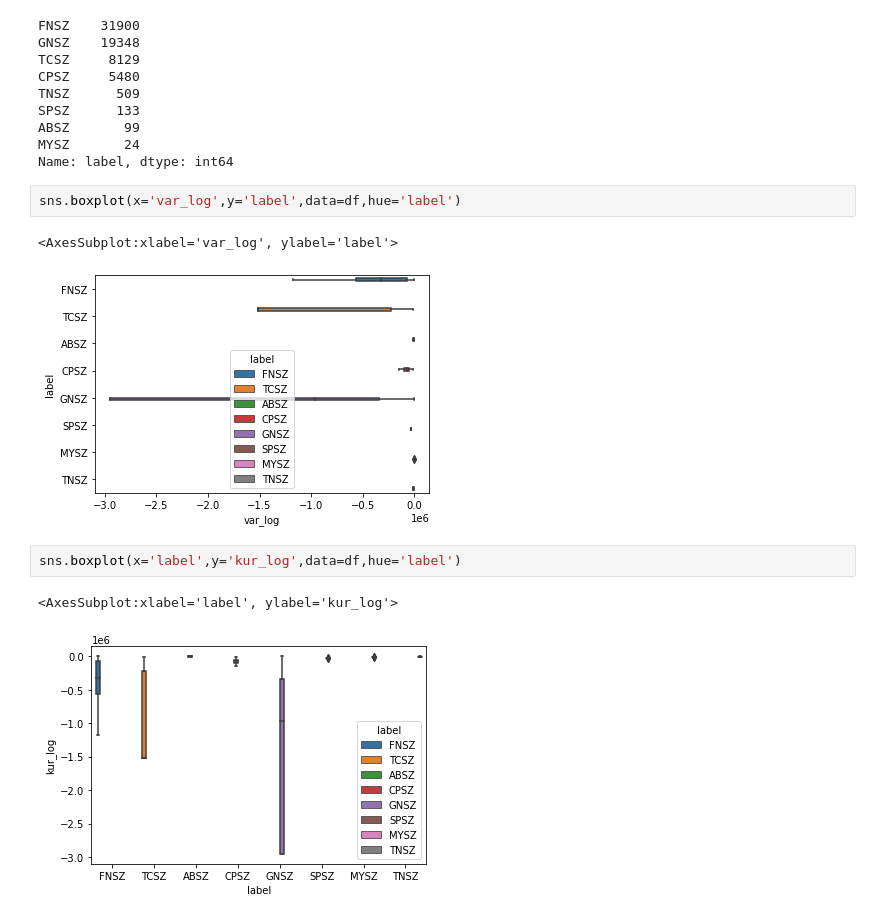
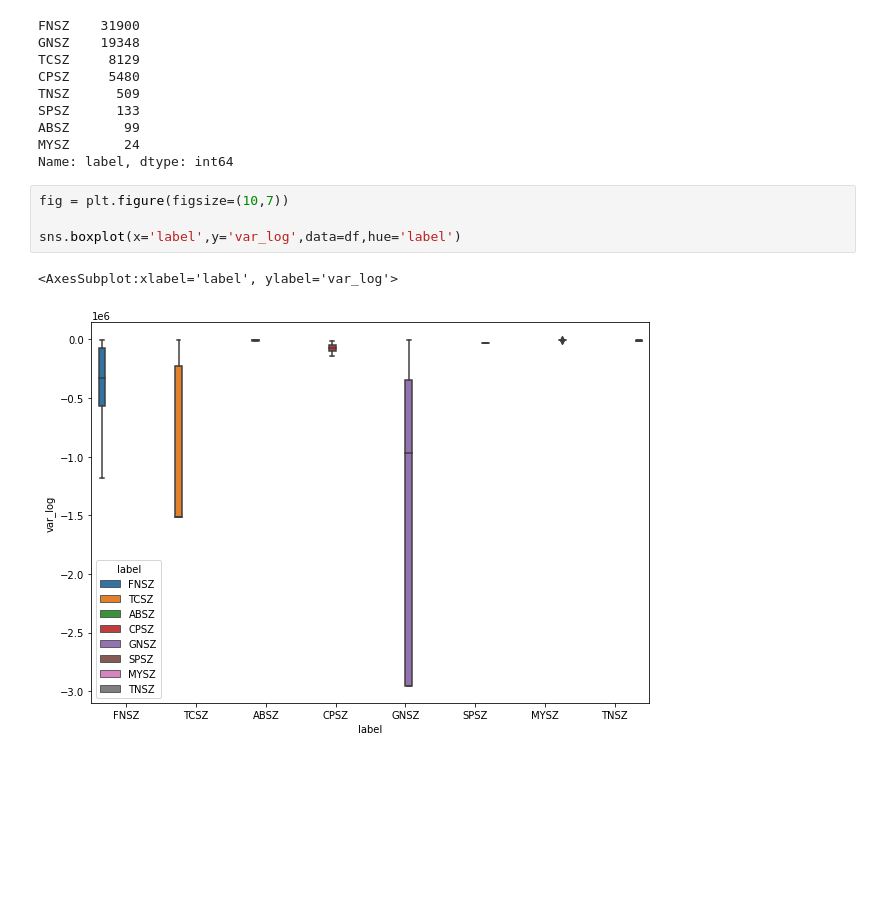
Before and after one commit to davicn/ecg-tuh_seizure, a Jupyter notebook: notebooks/05_explore_dev_features.ipynb, the cells around one changed output. Saved outputs shown, nothing was run; the diff lists cells and outputs as text; blank space fills up the shorter version.

Commit message:
plots

```diff
--- a/notebooks/05_explore_dev_features.ipynb
+++ b/notebooks/05_explore_dev_features.ipynb
@@ -17,12 +17,9 @@ ABSZ       99
 MYSZ       24
 Name: label, dtype: int64
 # %%
-sns.boxplot(x='var_log',y='label',data=df,hue='label')
+fig = plt.figure(figsize=(10,7))
+
+sns.boxplot(x='label',y='var_log',data=df,hue='label')
 # %% [output]
-<AxesSubplot:xlabel='var_log', ylabel='label'>
+<AxesSubplot:xlabel='label', ylabel='var_log'>
-[figure, old version]
+[figure, new version]
-# %%
-sns.boxplot(x='label',y='kur_log',data=df,hue='label')
-# %% [output]
-<AxesSubplot:xlabel='label', ylabel='kur_log'>
-[figure, removed]
```
Also changed, not shown: parts of 4 cells of this notebook.
